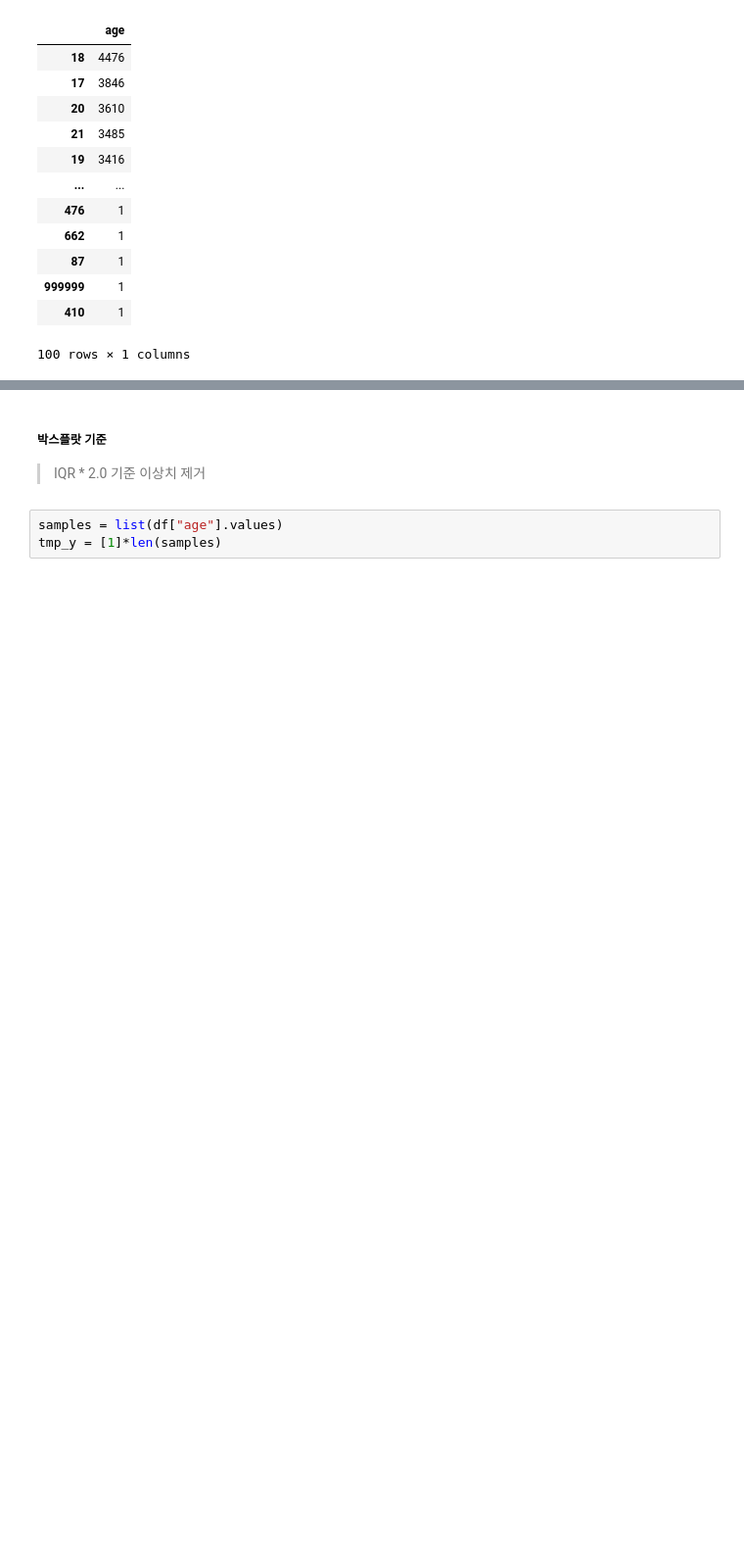
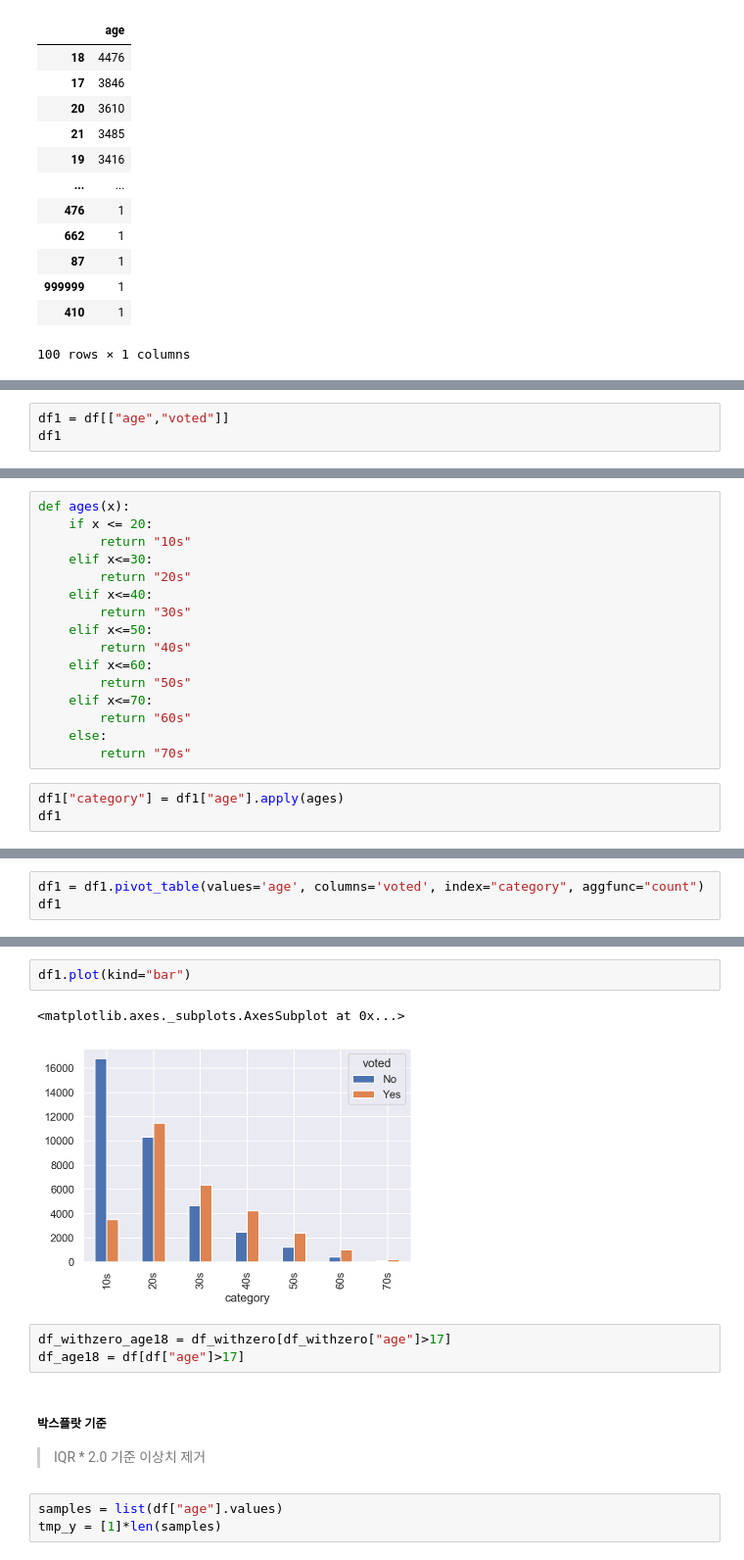
Before and after one commit to dss-14th/ml-repo-3, a Jupyter notebook: data_preprocessing.ipynb, the cells around one changed output, grey strips where cells are left out. Shown at 98% size. Saved outputs shown, nothing was run; the diff lists cells and outputs as text; blank space fills up the shorter version.

```diff
--- a/data_preprocessing.ipynb
+++ b/data_preprocessing.ipynb
@@ -615,0 +625,3 @@ df_age
+# %%
+df1 = df[["age","voted"]]
+df1
@@ -615,0 +642,19 @@ df_age
+# %%
+def ages(x):
+    if x <= 20:
+        return "10s"
+    elif x<=30:
+        return "20s"
+    elif x<=40:
+        return "30s"
+    elif x<=50:
+        return "40s"
+    elif x<=60:
+        return "50s"
+    elif x<=70:
+        return "60s"
+    else:
+        return "70s"
+# %%
+df1["category"] = df1["age"].apply(ages)
+df1
@@ -615,0 +680,3 @@ df_age
+# %%
+df1 = df1.pivot_table(values='age', columns='voted', index="category", aggfunc="count")
+df1
@@ -616,3 +693,11 @@ df_age
+# %%
+df1.plot(kind="bar")
+# %% [output]
+<matplotlib.axes._subplots.AxesSubplot at 0x...>
+[figure, added]
+# %%
+df_withzero_age18 = df_withzero[df_withzero["age"]>17]
+df_age18 = df[df["age"]>17]
 # %% [markdown]
 ##### 박스플랏 기준
 > IQR * 2.0 기준 이상치 제거
```
Also changed, not shown: parts of 21 cells of this notebook.
